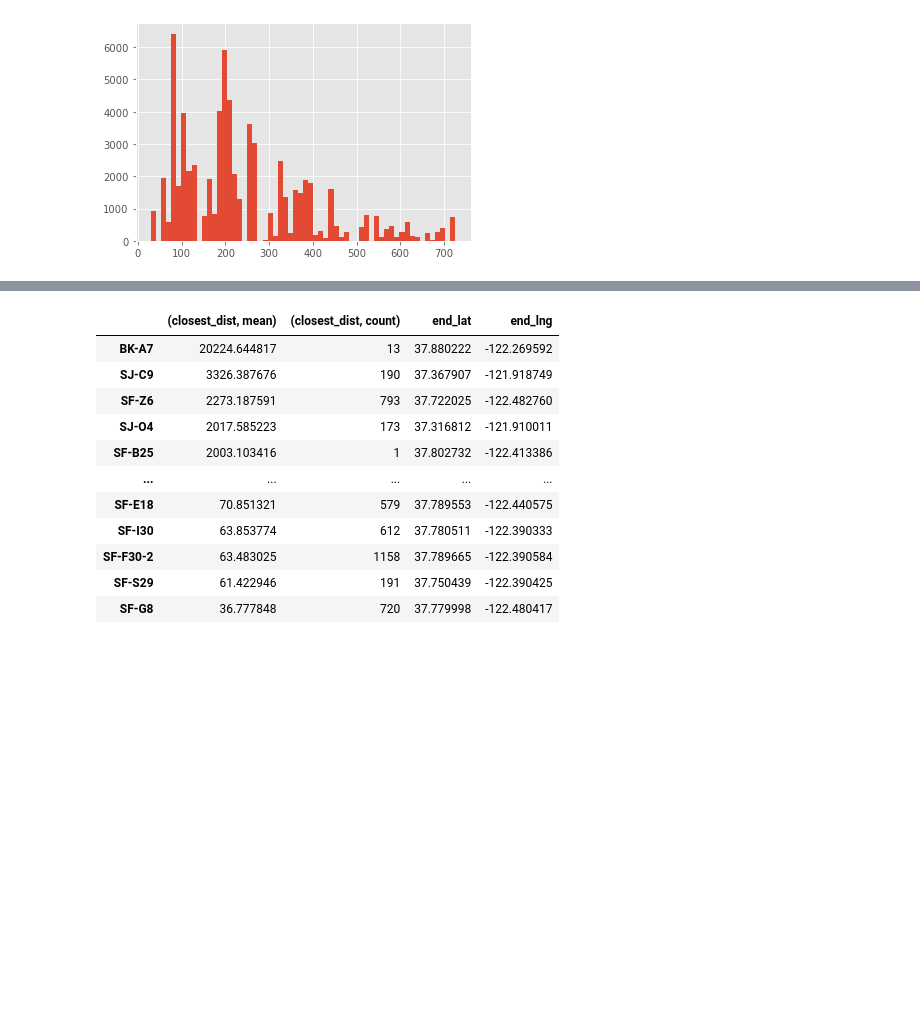
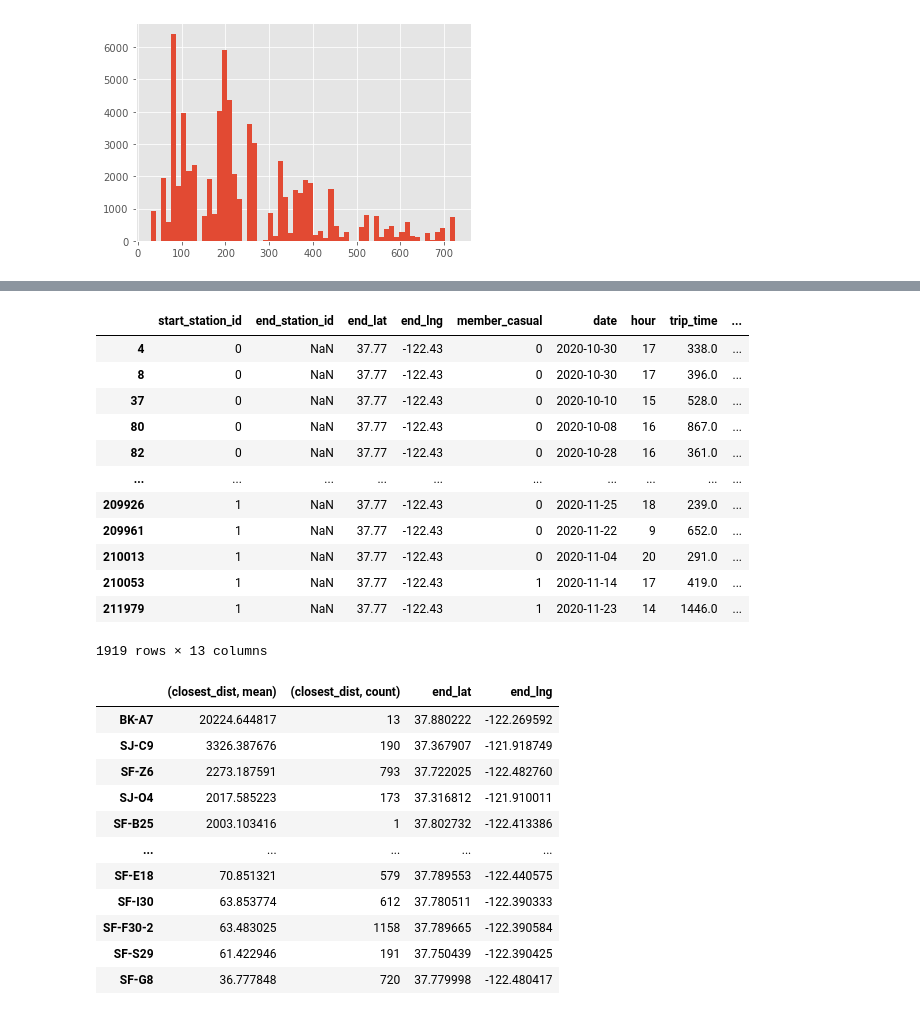
Before and after one commit to nick-kopy/Modeling-Electric-Rental-Bike-Lock-Ups, a Jupyter notebook: cap2.ipynb, the cells around one changed output, grey strips where cells are left out. Drawn from its saved outputs; the diff is of its cells as text; code cells hidden in the pictures; blank space fills up the shorter version.

```diff
--- a/cap2.ipynb
+++ b/cap2.ipynb
@@ -643,3 +677,22 @@ len(y_1[y_1 > 1000])/len(y_1)
+# %%
+# can put SJ-L10 or SF-L20 in mask (make up 1/2 and 1/3 of spike respectively)
+mask = (sf2['closest_dist'] > 64) & (sf2['closest_dist'] < 87) & (sf2['closest_id'] == 'SF-L20')
+
+sf2[mask]
+# %% [output]
+|  | start_station_id | end_station_id | end_lat | end_lng | member_casual | date | hour | trip_time | ... |
+| 4 | 0 | NaN | 37.77 | -122.43 | 0 | 2020-10-30 | 17 | 338.0 | ... |
+| 8 | 0 | NaN | 37.77 | -122.43 | 0 | 2020-10-30 | 17 | 396.0 | ... |
+| 37 | 0 | NaN | 37.77 | -122.43 | 0 | 2020-10-10 | 15 | 528.0 | ... |
+| 80 | 0 | NaN | 37.77 | -122.43 | 0 | 2020-10-08 | 16 | 867.0 | ... |
+| 82 | 0 | NaN | 37.77 | -122.43 | 0 | 2020-10-28 | 16 | 361.0 | ... |
+| ... | ... | ... | ... | ... | ... | ... | ... | ... | ... |
+| 209926 | 1 | NaN | 37.77 | -122.43 | 0 | 2020-11-25 | 18 | 239.0 | ... |
+| 209961 | 1 | NaN | 37.77 | -122.43 | 0 | 2020-11-22 | 9 | 652.0 | ... |
+| 210013 | 1 | NaN | 37.77 | -122.43 | 0 | 2020-11-04 | 20 | 291.0 | ... |
+| 210053 | 1 | NaN | 37.77 | -122.43 | 1 | 2020-11-14 | 17 | 419.0 | ... |
+| 211979 | 1 | NaN | 37.77 | -122.43 | 1 | 2020-11-23 | 14 | 1446.0 | ... |
+1919 rows × 13 columns
 # %%
 # among trips not docked, this is a list of stations
 # and the count of bikes nearest them and average distances from them
```
Also changed, not shown: parts of 34 cells of this notebook.
